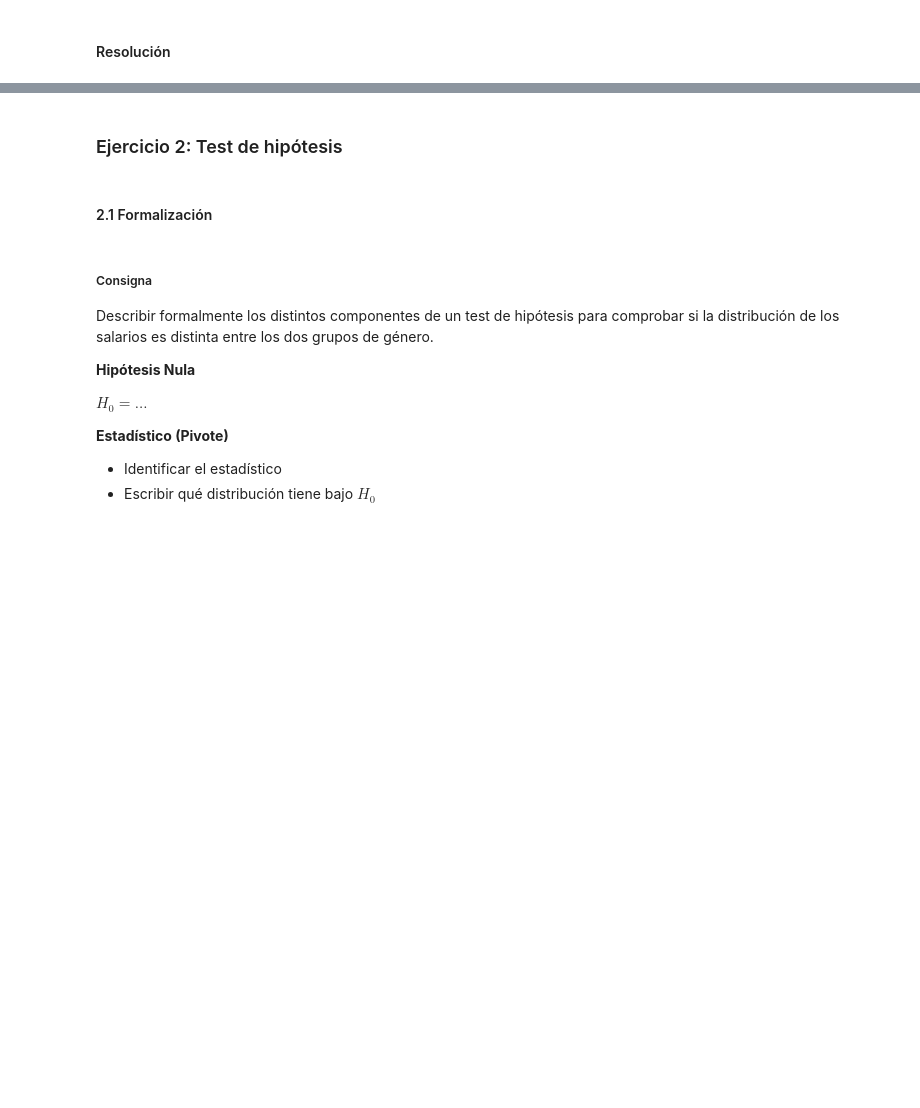
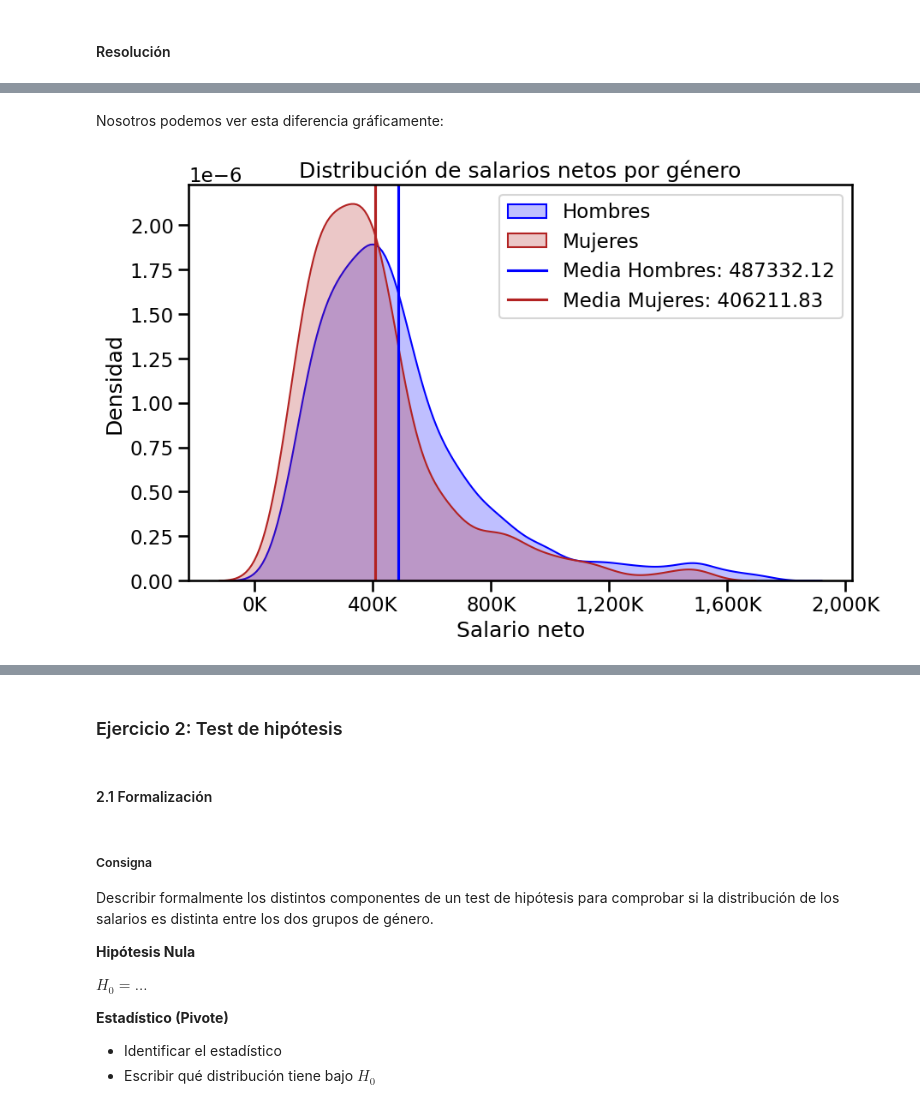
Before and after one commit to helcsnewsxd/data-analysis-visualization-subject, a Jupyter notebook: evaluación/entregable2/personal.ipynb, the cells around one changed output, grey strips where cells are left out. Drawn from its saved outputs; the diff is of its cells as text; code cells hidden in the pictures; blank space fills up the shorter version.

```diff
--- a/evaluación/entregable2/personal.ipynb
+++ b/evaluación/entregable2/personal.ipynb
@@ -43,3 +49,27 @@ df.head()
+# %%
+# Gráfico: Eje X y/o Y con K para miles
+def k_formatter(g, max_value, tick_diff = 200_000):
+    """
+    Función para formatear los ticks del eje X en miles
+    """
+    g.set_xticks(np.arange(0, max_value + tick_diff, tick_diff))
+    x_labels = ['{:,.0f}'.format(x) + 'K' for x in g.get_xticks()/1000]
+    g.set_xticklabels(x_labels)
+
+# ¿Rechazamos la H0?
+def hypothesis_test(p_value, alpha):
+    """
+    Función para evaluar si rechazamos la hipótesis nula
+    """
+    if p_value < alpha:
+        print(f"Rechazamos la hipótesis nula con un p-valor de {p_value}")
+        return True
+    else:
+        print(f"No rechazamos la hipótesis nula con un p-valor de {p_value}")
+        return False
+
+# Variables globales para los gráficos
+PALETTE = 'hls'
 # %% [markdown]
 ### Transformación y limpieza del dataset
 # %% [markdown]
@@ -180,0 +312,23 @@ Calcular una estimación puntual y un intervalo de confianza de nivel (1 - alpha
+# %% [markdown]
+Nosotros podemos ver esta diferencia gráficamente:
+# %%
+# GRÁFICO: Vemos las distribuciones de salario para hombres y mujeres, marcando sus medias para notar la diferencia existente en la muestra
+
+fig, ax = plt.subplots(nrows = 1, ncols = 1, figsize = (10, 6))
+
+g = sns.kdeplot(data = salary_man, fill = True, color = 'blue', label = 'Hombres')
+g2 = sns.kdeplot(data = salary_woman, fill = True, color = 'firebrick', label = 'Mujeres')
+
+ax.axvline(x = salary_man.mean(), color = 'blue', label = f"Media Hombres: {salary_man_estimators['mean'].round(2)}")
+ax.axvline(x = salary_woman.mean(), color = 'firebrick', label = f"Media Mujeres: {salary_woman_estimators['mean'].round(2)}")
+
+k_formatter(g = g2, max_value = df2['salary_monthly_NETO'].max(), tick_diff = 400_000)
+
+ax.set_title('Distribución de salarios netos por género')
+ax.set_xlabel('Salario neto')
+ax.set_ylabel('Densidad')
+
+plt.legend()
+plt.show()
+# %% [output]
+[figure, added]
```
Also changed, not shown: parts of 28 cells of this notebook.
